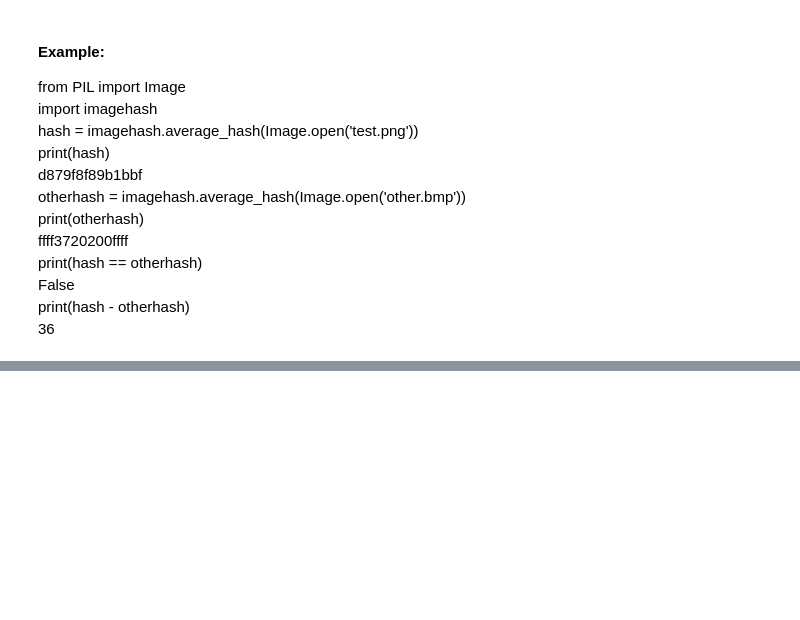
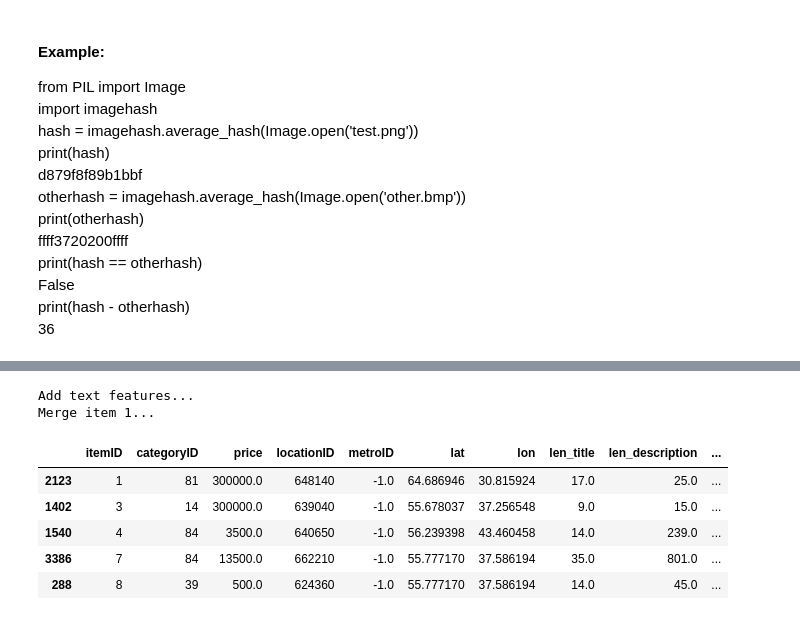
Before and after one commit to rishikksh20/Avito-Duplicate-ads, a Jupyter notebook: Script.ipynb, the cells around one changed output, grey strips where cells are left out. Saved outputs shown, nothing was run; the diff lists cells and outputs as text; code cells hidden in the pictures; blank space fills up the shorter version.

```diff
--- a/Script.ipynb
+++ b/Script.ipynb
@@ -397,0 +503,23 @@ print(hash - otherhash)<br>
+# %%
+print('Add text features...')
+items['len_title'] = items['title'].str.len()
+items['len_description'] = items['description'].str.len()
+items['len_attrsJSON'] = items['attrsJSON'].str.len()
+
+print('Merge item 1...')
+item1 = items[['itemID', 'categoryID', 'price', 'locationID', 'metroID', 'lat', 'lon',
+'len_title', 'len_description', 'len_attrsJSON']]
+item1 = pd.merge(item1, category, how='left', on='categoryID', left_index=True)
+item1 = pd.merge(item1, location, how='left', on='locationID', left_index=True)
+# %% [output]
+Add text features...
+Merge item 1...
+# %%
+item1.head()
+# %% [output]
+|  | itemID | categoryID | price | locationID | metroID | lat | lon | len_title | len_description | ... |
+| 2123 | 1 | 81 | 300000.0 | 648140 | -1.0 | 64.686946 | 30.815924 | 17.0 | 25.0 | ... |
+| 1402 | 3 | 14 | 300000.0 | 639040 | -1.0 | 55.678037 | 37.256548 | 9.0 | 15.0 | ... |
+| 1540 | 4 | 84 | 3500.0 | 640650 | -1.0 | 56.239398 | 43.460458 | 14.0 | 239.0 | ... |
+| 3386 | 7 | 84 | 13500.0 | 662210 | -1.0 | 55.777170 | 37.586194 | 35.0 | 801.0 | ... |
+| 288 | 8 | 39 | 500.0 | 624360 | -1.0 | 55.777170 | 37.586194 | 14.0 | 45.0 | ... |
```
Also changed, not shown: parts of 44 cells of this notebook.
